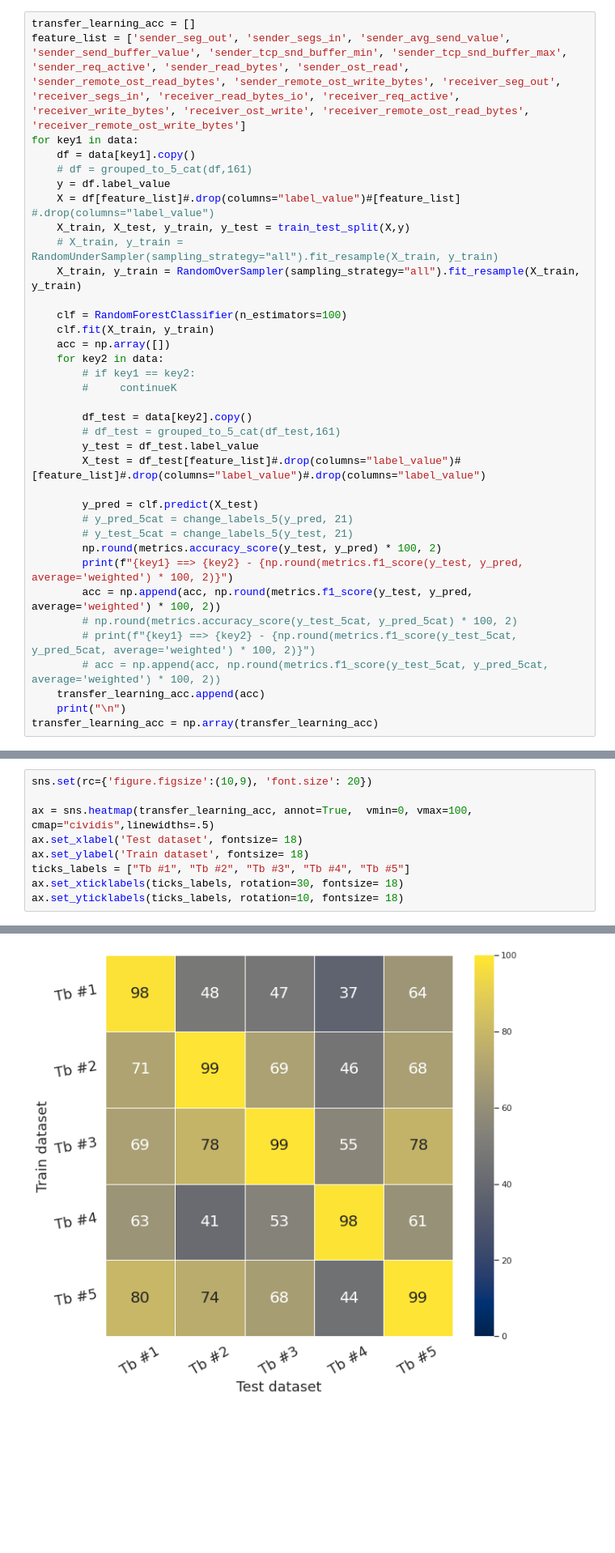
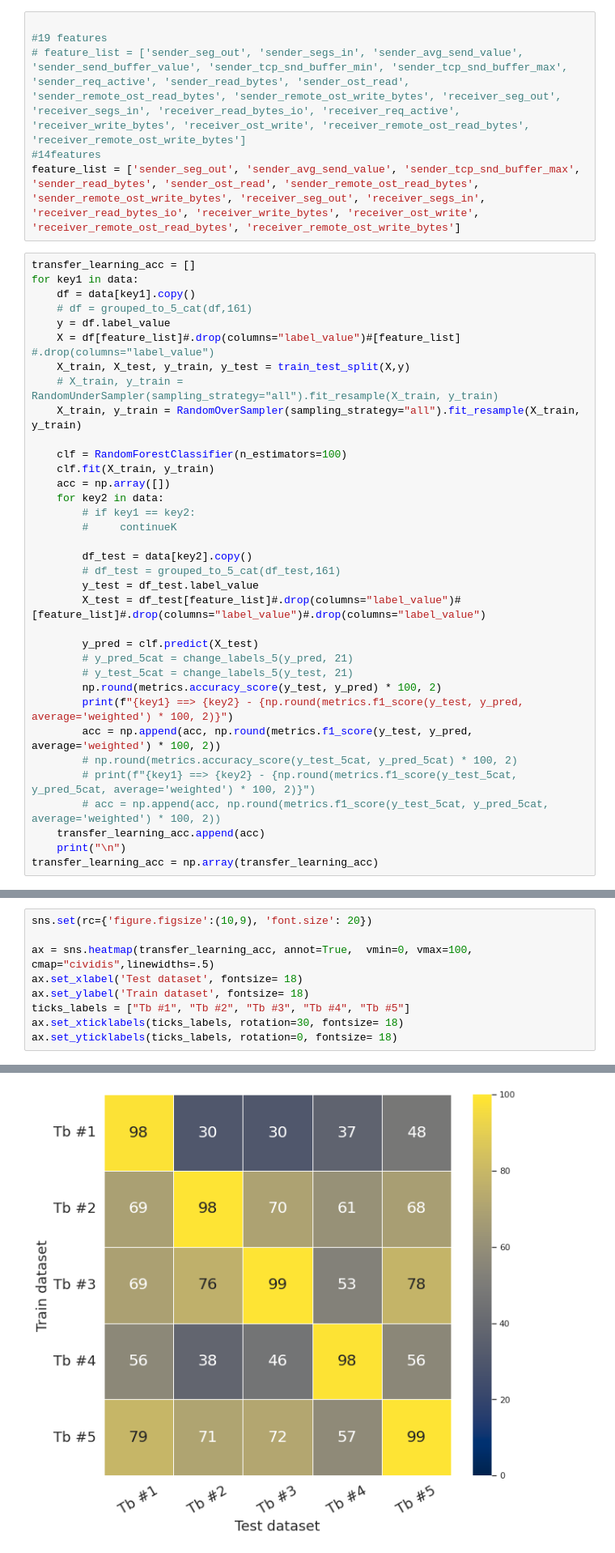
Before and after one commit to EhsanSaZ/BottleneckDetection, a Jupyter notebook: prototype/bottleneck_3.ipynb, the cells around one changed output, grey strips where cells are left out. Shown at 81% size. Saved outputs shown, nothing was run; the diff lists cells and outputs as text; blank space fills up the shorter version.

```diff
--- a/prototype/bottleneck_3.ipynb
+++ b/prototype/bottleneck_3.ipynb
@@ -783,9 +783,14 @@ def grouped_to_5_cat(df, total_possible_labels):
     y = [aggregated_labels[int(i)] for i in df[df.columns[len(df.columns) - 1]].values]
     df["label_value"] = y
     return df
+# %%
+
+#19 features
+# feature_list = ['sender_seg_out', 'sender_segs_in', 'sender_avg_send_value', 'sender_send_buffer_value', 'sender_tcp_snd_buffer_min', 'sender_tcp_snd_buffer_max', 'sender_req_active', 'sender_read_bytes', 'sender_ost_read', 'sender_remote_ost_read_bytes', 'sender_remote_ost_write_bytes', 'receiver_seg_out', 'receiver_segs_in', 'receiver_read_bytes_io', 'receiver_req_active', 'receiver_write_bytes', 'receiver_ost_write', 'receiver_remote_ost_read_bytes', 'receiver_remote_ost_write_bytes']
+#14features
+feature_list = ['sender_seg_out', 'sender_avg_send_value', 'sender_tcp_snd_buffer_max', 'sender_read_bytes', 'sender_ost_read', 'sender_remote_ost_read_bytes', 'sender_remote_ost_write_bytes', 'receiver_seg_out', 'receiver_segs_in', 'receiver_read_bytes_io', 'receiver_write_bytes', 'receiver_ost_write', 'receiver_remote_ost_read_bytes', 'receiver_remote_ost_write_bytes']
 # %%
 transfer_learning_acc = []
-feature_list = ['sender_seg_out', 'sender_segs_in', 'sender_avg_send_value', 'sender_send_buffer_value', 'sender_tcp_snd_buffer_min', 'sender_tcp_snd_buffer_max', 'sender_req_active', 'sender_read_bytes', 'sender_ost_read', 'sender_remote_ost_read_bytes', 'sender_remote_ost_write_bytes', 'receiver_seg_out', 'receiver_segs_in', 'receiver_read_bytes_io', 'receiver_req_active', 'receiver_write_bytes', 'receiver_ost_write', 'receiver_remote_ost_read_bytes', 'receiver_remote_ost_write_bytes']
 for key1 in data:
     df = data[key1].copy()
     # df = grouped_to_5_cat(df,161)
@@ -856,16 +843,16 @@ ax.set_yticklabels(ticks_labels, rotation=10, fontsize= 18)
 # %%
 sns.set(rc={'figure.figsize':(10,9), 'font.size': 20})
 
 ax = sns.heatmap(transfer_learning_acc, annot=True,  vmin=0, vmax=100, cmap="cividis",linewidths=.5)
 ax.set_xlabel('Test dataset', fontsize= 18)
 ax.set_ylabel('Train dataset', fontsize= 18)
 ticks_labels = ["Tb #1", "Tb #2", "Tb #3", "Tb #4", "Tb #5"]
 ax.set_xticklabels(ticks_labels, rotation=30, fontsize= 18)
-ax.set_yticklabels(ticks_labels, rotation=10, fontsize= 18)
+ax.set_yticklabels(ticks_labels, rotation=0, fontsize= 18)
 # %% [output]
 [Text(0, 0.5, 'Tb #1'),
  Text(0, 1.5, 'Tb #2'),
  Text(0, 2.5, 'Tb #3'),
  Text(0, 3.5, 'Tb #4'),
  Text(0, 4.5, 'Tb #5')]
-[figure, old version]
+[figure, new version]
```
Also changed, not shown: parts of 4 cells of this notebook.
